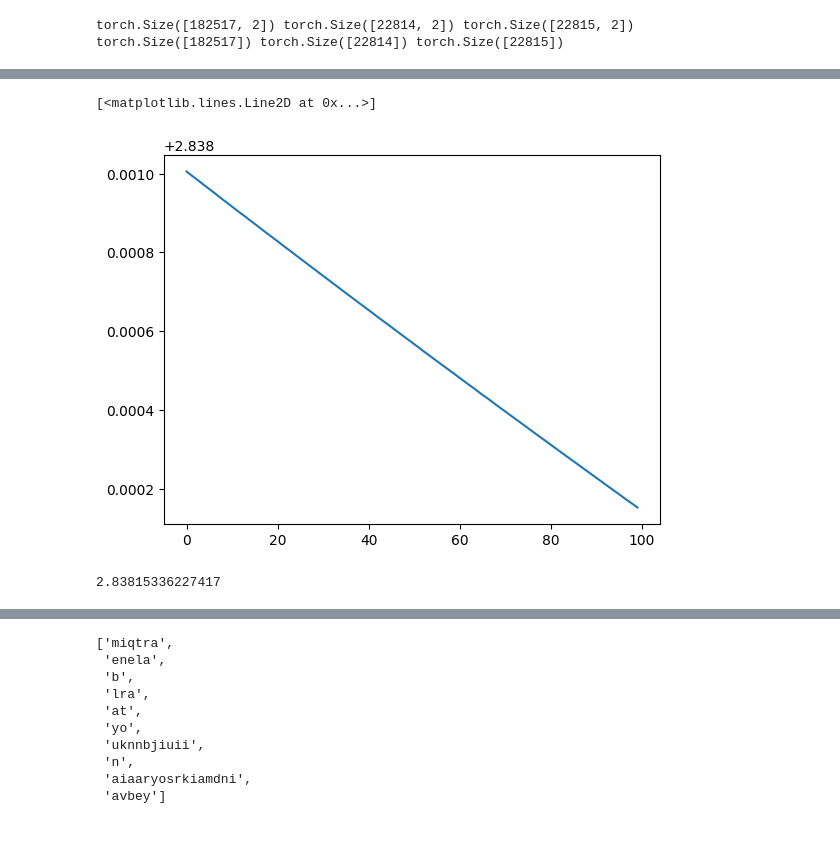
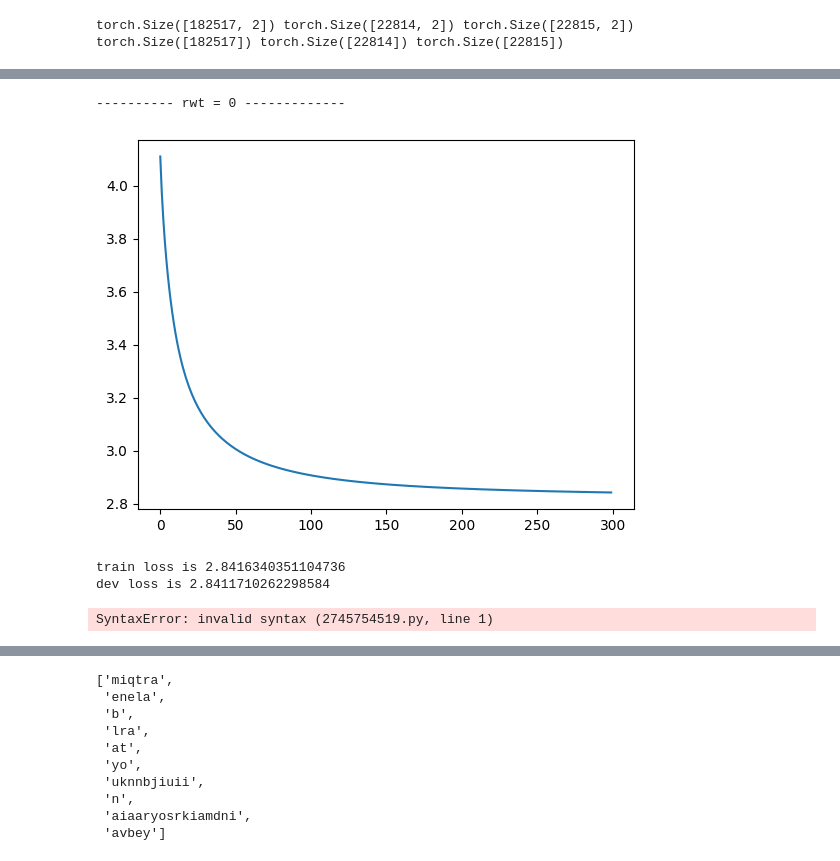
Before and after one commit to sunilch/learning, a Jupyter notebook: andrej/intro_to_lang_model/4_trigram_regularisation.ipynb, the cells around one changed output, grey strips where cells are left out. Drawn from its saved outputs; the diff is of its cells as text; code cells hidden in the pictures; blank space fills up the shorter version.

Commit message:
some more code changes in language models - up to mlo

```diff
--- a/andrej/intro_to_lang_model/4_trigram_regularisation.ipynb
+++ b/andrej/intro_to_lang_model/4_trigram_regularisation.ipynb
@@ -103,7 +104,3 @@ class TrigramModel:
             losses.append(loss.item())
 
         return losses
-# %%
-model = TrigramModel(stoi, itos)
-losses = model.run(xs_train, ys_train, 10, 0.1, 0.1)
-losses[::2]
@@ -116,3 +106,0 @@ losses[::2]
-# %%
-losses = model.run(xs_train, ys_train, 300, 10, 0.1)
-plt.plot(losses)
@@ -122,3 +106,0 @@ plt.plot(losses)
-# %%
-losses = model.run(xs_train, ys_train, 50, 1)
-plt.plot(losses)
@@ -128,10 +107,60 @@ plt.plot(losses)
-# %%
-losses = model.run(xs_train, ys_train, 100, 1)
-plt.plot(losses)
-# %% [output]
-[<matplotlib.lines.Line2D at 0x...>]
-[figure, removed]
-# %%
-losses[-1]
-# %% [output]
-2.83815336227417
+# %%
+for rwt in [0]:#, 0.1, 0.5, 1, 5]:
+    print(f'---------- rwt = {rwt} -------------')
+    model = TrigramModel(stoi, itos, rwt)
+
+    losses = model.run(xs_train, ys_train, 300, 10)
+
+    plt.plot(losses)
+    plt.show()
+    print(f"train loss is {model.loss(model.forward(xs_train), ys_train)}")
+    print(f"dev loss is {model.loss(model.forward(xs_dev), ys_dev)}")
+# %% [output]
+---------- rwt = 0 -------------
+[figure, added]
+train loss is 2.8416340351104736
+dev loss is 2.8411710262298584
+# %%
+class TrigramModelWSelection:
+
+    @staticmethod
+    def nll(likelihood):
+        return -1*torch.log(likelihood)
+
+    def __init__(self, stoi, itos, reg_wt) -> None:
+        self.stoi = stoi
+        self.itos = itos
+        self.g = torch.Generator().manual_seed(1234)
+        self.W = torch.randn(2*len(stoi), len(stoi), generator=self.g, requires_grad=True)
+        self.W.grad = None
+        self.reg_wt = reg_wt
+
+    def encode(self, xs):
+        return F.one_hot(xs, num_classes=len(self.stoi)).reshape(-1, 2*len(self.stoi)).float()
+
+    def forward(self, xs):
+        x_enc = self.encode(xs)
+        logits = x_enc @ self.W
+        counts = logits.exp()
+        return counts/counts.sum(1, keepdim=True)
+
+    def loss(self, probs, ys):
+        likelihood = probs[torch.arange(len(ys)), ys]
+        return self.nll(likelihood).mean() + self.reg_wt*(self.W**2).mean()
+
+    def step(self, lr):
+        self.W.data += -1*lr*self.W.grad
+
+    def run(self, xs, ys, num, lr):
+        losses = []
+        for _ in range(num):
+            self.W.grad = None
+            probs = self.forward(xs)
+            loss = self.loss(probs, ys)
+            loss.backward()
+            self.step(lr)
+            losses.append(loss.item())
+
+        return losses
+# %% [output]
+SyntaxError: invalid syntax (2745754519.py, line 1)
```
Also changed, not shown: parts of 15 cells of this notebook, 7 other files.
